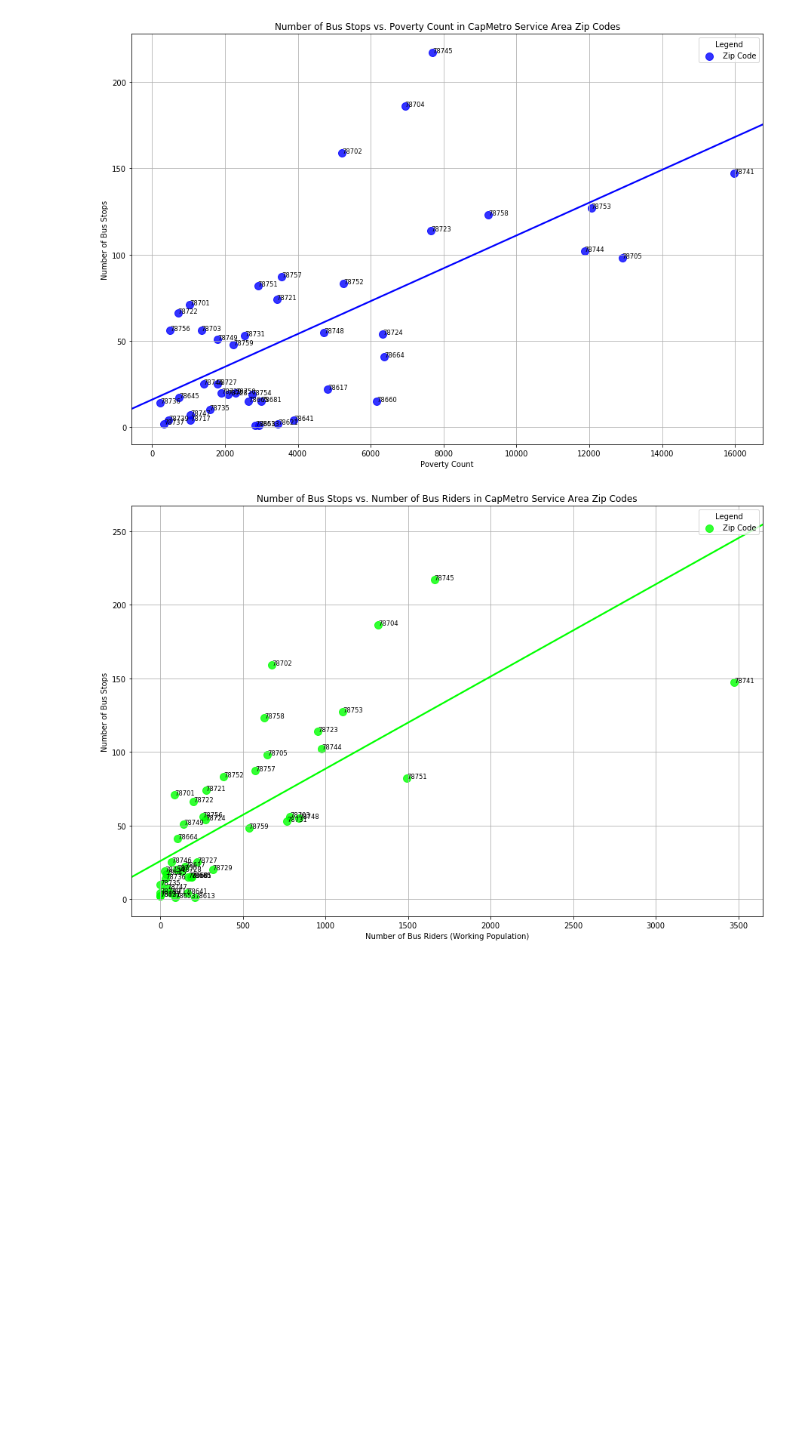
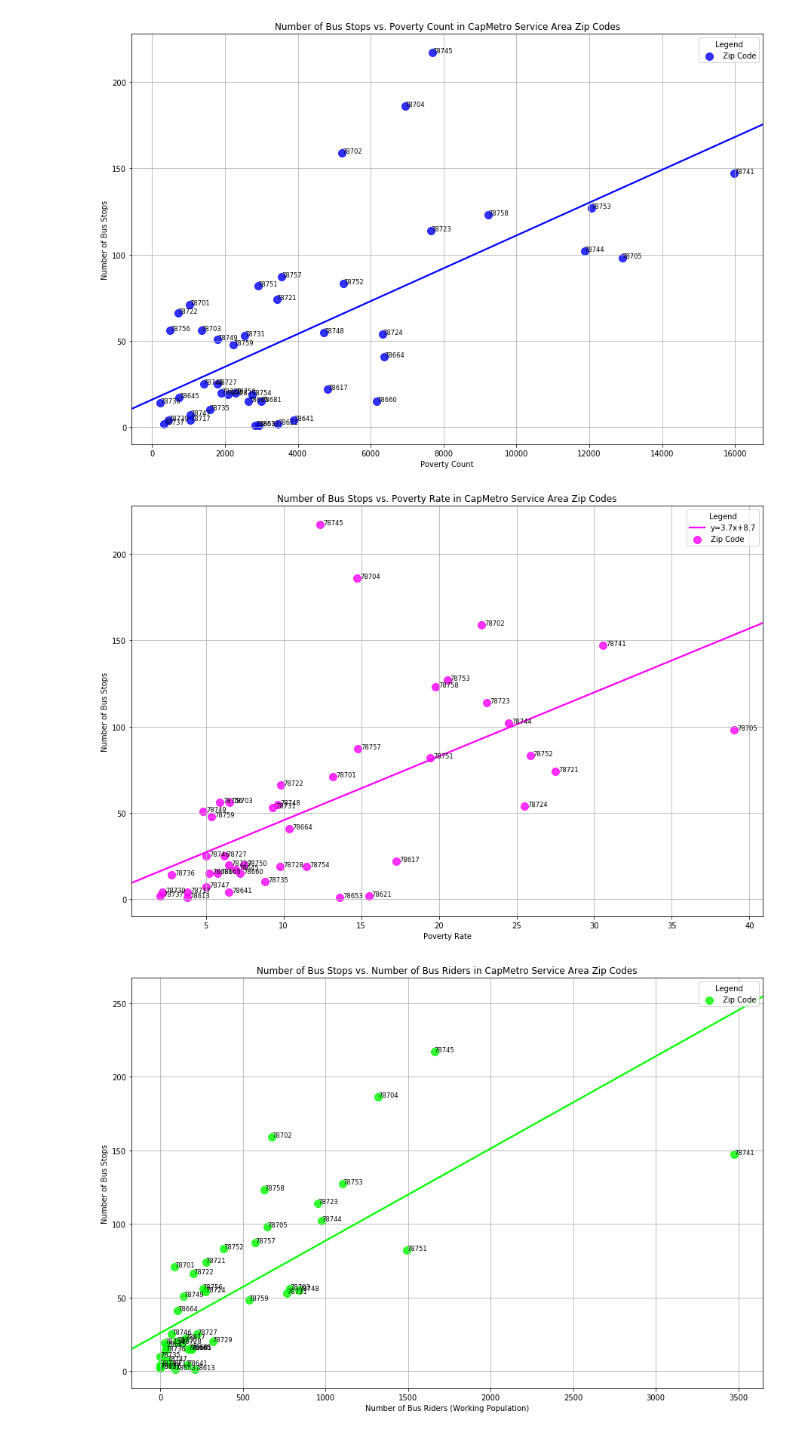
Before and after one commit to NaremanD/Project_1, a Jupyter notebook: Group_Project.ipynb, the cells around one changed output. Cells and saved outputs as stored; diff of their text form; code cells hidden in the pictures; blank space fills up the shorter version.

```diff
--- a/Group_Project.ipynb
+++ b/Group_Project.ipynb
@@ -200,6 +201,28 @@ plt.show()
 plt.close()
 # %% [output]
 [figure]
+# %%
+plt.figure(figsize = (15,10))
+
+slope, intercept, r_value, p_value, std_err = stats.linregress(df['Poverty_Rate'],df['Bus_Stop_Quantity'])
+poverty_count_plot = sns.regplot(data= df, x= "Poverty_Rate", y= "Bus_Stop_Quantity", marker= "o", scatter_kws={'s':100}, ci=None, label= "Zip Code", color= "#ff00ff", line_kws={'label':"y={0:.1f}x+{1:.1f}".format(slope,intercept)})
+
+# add annotations one by one with a loop
+for line in range(0, df.shape[0]):
+     poverty_count_plot.text(df.Poverty_Rate[line] + 0.2, df.Bus_Stop_Quantity[line], df.Zip_Codes[line], horizontalalignment= 'left', size= 'small', color= "black")
+
+plt.grid()
+plt.legend(title= "Legend", loc= "upper right")
+plt.title("Number of Bus Stops vs. Poverty Rate in CapMetro Service Area Zip Codes")
+plt.xlabel("Poverty Rate")
+plt.ylabel("Number of Bus Stops")
+
+plt.savefig("Bus_Stop_VS_Poverty_Rate.png")
+
+plt.show()
+plt.close()
+# %% [output]
+[figure, added]
 # %%
 plt.figure(figsize = (15,10))
 poverty_count_plot = sns.regplot(data= df, x= "Work_Pop_Bus", y= "Bus_Stop_Quantity", marker= "o", scatter_kws={'s':100}, ci=None, label= "Zip Code", color= "#00ff00")
```
Also changed, not shown: parts of 2 cells of this notebook.
